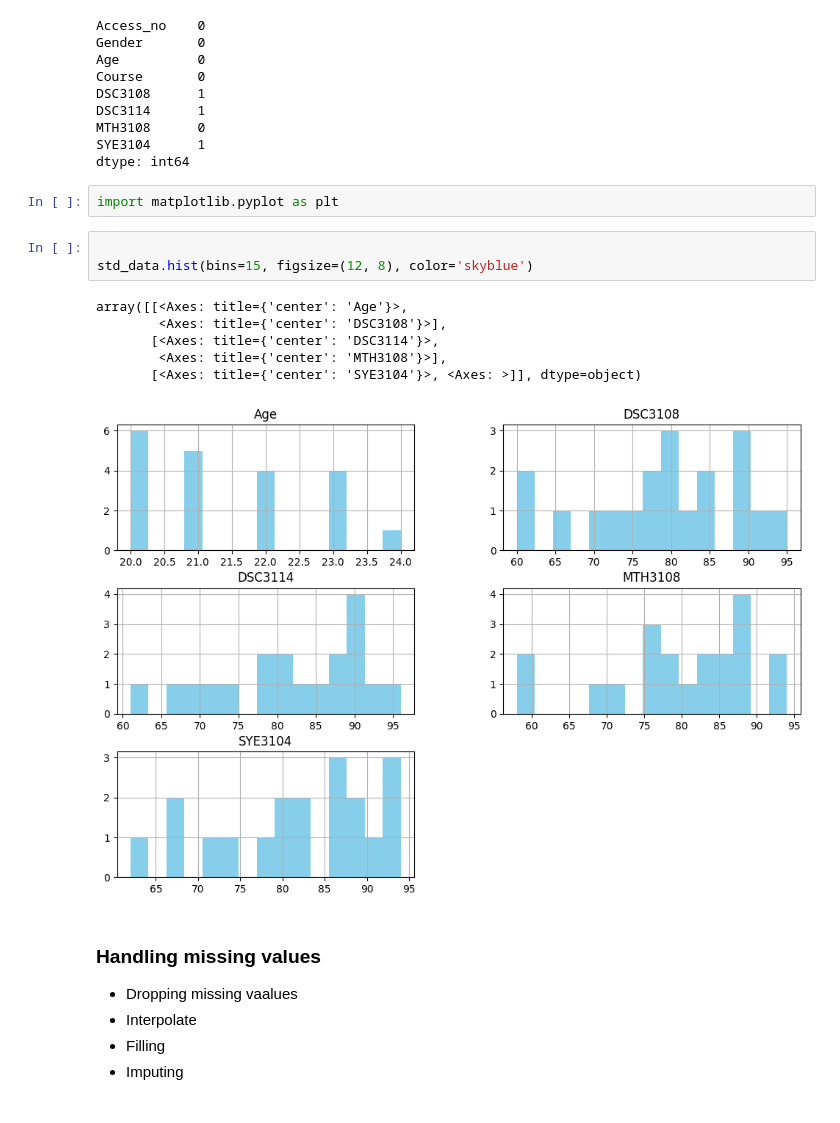
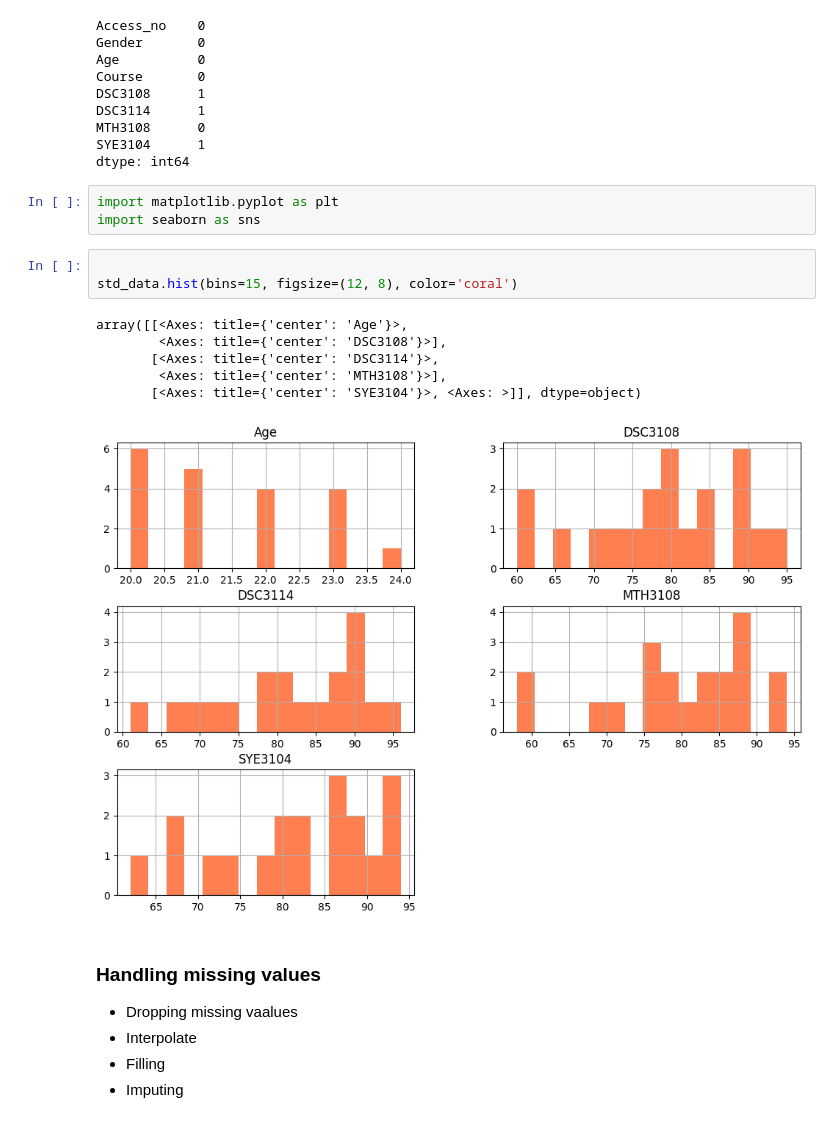
Before and after one commit to joyflorence/Data-miming-and-analytics, a Jupyter notebook: practical/practical_two.ipynb, the cells around one changed output. Saved outputs shown, nothing was run; the diff lists cells and outputs as text.

```diff
--- a/practical/practical_two.ipynb
+++ b/practical/practical_two.ipynb
@@ -137,16 +137,17 @@ SYE3104      1
 dtype: int64
 # %%
 import matplotlib.pyplot as plt
+import seaborn as sns
 # %%
 
-std_data.hist(bins=15, figsize=(12, 8), color='skyblue')
+std_data.hist(bins=15, figsize=(12, 8), color='coral')
 # %% [output]
 array([[<Axes: title={'center': 'Age'}>,
         <Axes: title={'center': 'DSC3108'}>],
        [<Axes: title={'center': 'DSC3114'}>,
         <Axes: title={'center': 'MTH3108'}>],
        [<Axes: title={'center': 'SYE3104'}>, <Axes: >]], dtype=object)
-[figure, old version]
+[figure, new version]
 # %% [markdown]
 ### Handling missing values
 - Dropping missing vaalues
```
Also changed, not shown: parts of 17 cells of this notebook, 8 other files.
